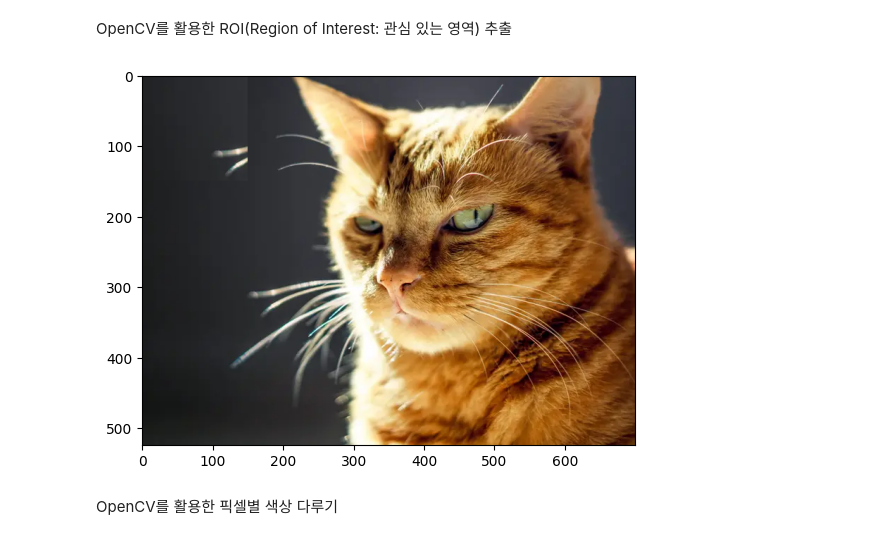
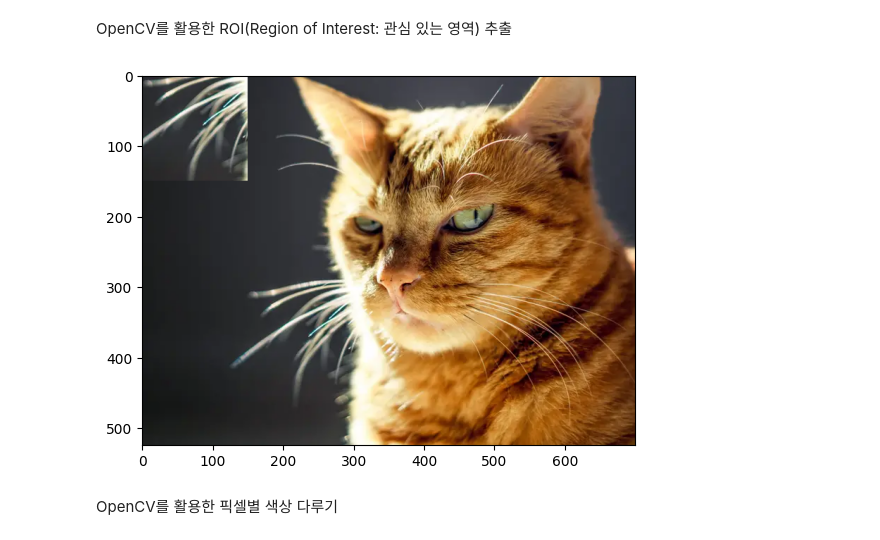
Before and after one commit to peter9167/Programming_project, a Jupyter notebook: 데이터 분석/Python-Data-Analysis-and-Image-Processing-Tutorial-master/07. OpenCV 이미지 연산/OpenCV 이미지 연산.ipynb, the cells around one changed output. Saved outputs shown, nothing was run; the diff lists cells and outputs as text; code cells hidden in the pictures.

```diff
--- a/데이터 분석/Python-Data-Analysis-and-Image-Processing-Tutorial-master/07. OpenCV 이미지 연산/OpenCV 이미지 연산.ipynb
+++ b/데이터 분석/Python-Data-Analysis-and-Image-Processing-Tutorial-master/07. OpenCV 이미지 연산/OpenCV 이미지 연산.ipynb
@@ -64,19 +64,19 @@ OpenCV를 활용한 ROI(Region of Interest: 관심 있는 영역) 추출
 # %%
 import cv2
 import matplotlib.pyplot as plt
 
 image = cv2.imread('cat.jpg')
 
 # Numpy Slicing: ROI 처리 가능
-roi = image[200:350, 50:200]
+roi = image[300:450, 150:300]
 
 # ROI 단위로 이미지 복사하기
 image[0:150, 0:150] = roi
 
 plt.imshow(cv2.cvtColor(image, cv2.COLOR_BGR2RGB))
 plt.show()
 # %% [output]
-[figure, old version]
+[figure, new version]
 # %% [markdown]
 OpenCV를 활용한 픽셀별 색상 다루기
 # %%
```
Also changed, not shown: parts of 1 cell of this notebook, 2 other files.
